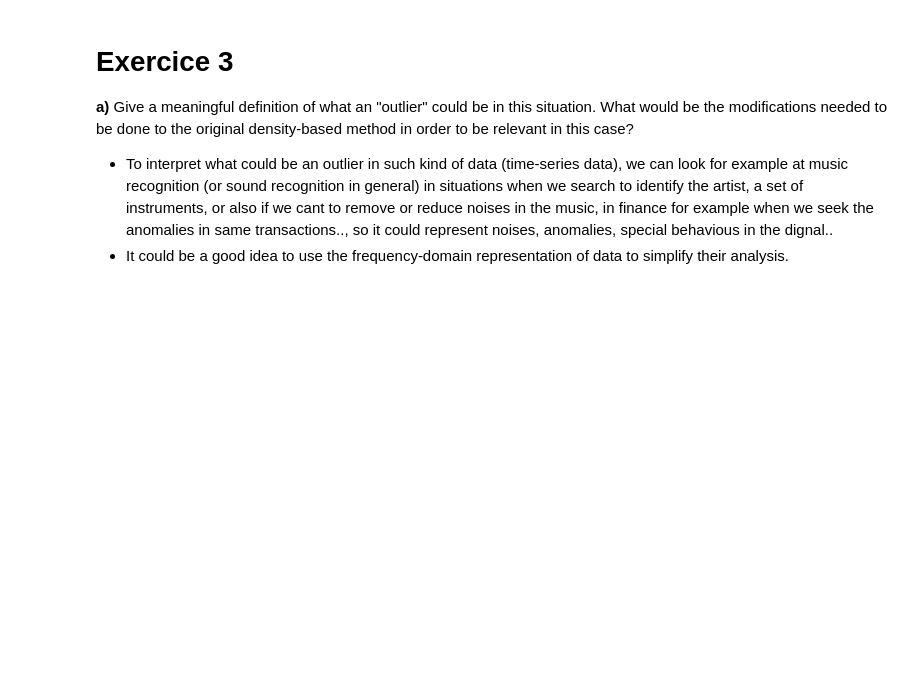
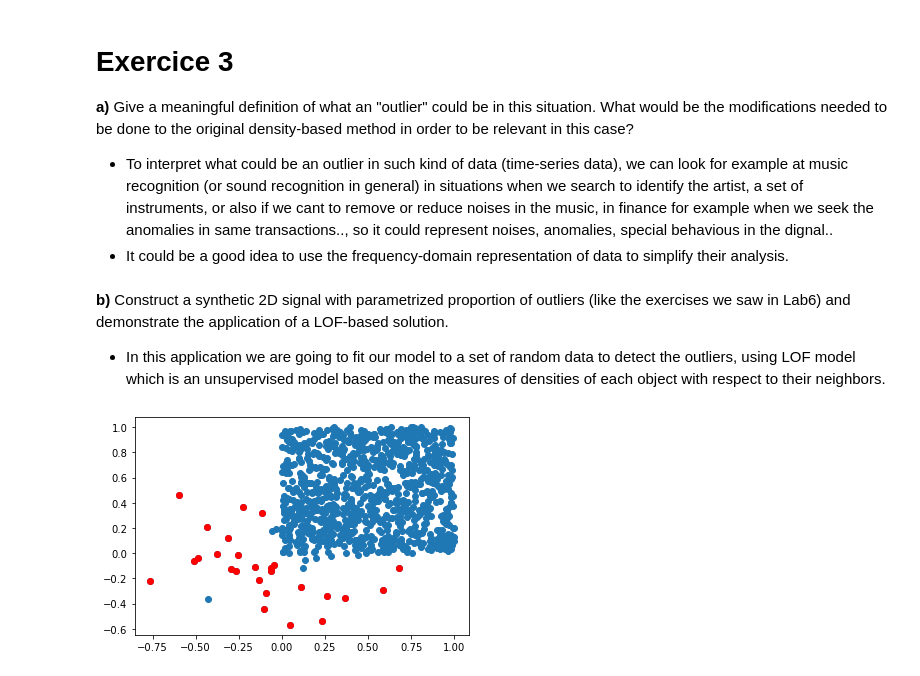
Before and after one commit to lougani-faouzi/DA, a Jupyter notebook: Assignments2.ipynb, the cells around one changed output. Saved outputs shown, nothing was run; the diff lists cells and outputs as text; code cells hidden in the pictures; blank space fills up the shorter version.

```diff
--- a/Assignments2.ipynb
+++ b/Assignments2.ipynb
@@ -160,3 +160,49 @@ To conclude, if we have a small data set we prefer LOOCV to cross-validate our m
 **a)** Give a meaningful definition of what an "outlier" could be in this situation. What would be the modifications needed to be done to the original density-based method in order to be relevant in this case?
    * To interpret what could be an outlier in such kind of data (time-series data), we can look for example at music recognition (or sound recognition in general) in situations when we search to identify the artist, a set of instruments, or also if we cant to remove or reduce noises in the music, in finance for example when we seek the anomalies in same transactions.., so it could represent noises, anomalies, special behavious in the dignal..
    * It could be a good idea to use the frequency-domain representation of data to simplify their analysis.
+# %% [markdown]
+**b)** Construct a synthetic 2D signal with parametrized proportion of outliers (like the exercises we saw in Lab6) and demonstrate the application of a LOF-based solution.
+* In this application we are going to fit our model to a set of random data to detect the outliers, using LOF model which is an unsupervised model based on the measures of densities of each object with respect to their neighbors.
+# %%
+import numpy as np
+from matplotlib import pyplot as plt
+import seaborn as sns# outlier/anomaly detection
+from sklearn.neighbors import LocalOutlierFactor
+from numpy import quantile, where, random
+
+N_samples = 1000
+N_outliers = 50
+
+data = np.random.random((N_samples,2))
+#print(data)
+
+X, y = data[:, :-1], data[:, -1]
+
+#print(X.type)
+
+# Add outlier data
+np.random.seed(0)
+X[:N_outliers] = 0.3 * np.random.normal(size=(N_outliers, 1))
+y[:N_outliers] = -0.3 * np.random.normal(size=N_outliers)
+
+
+#plt.scatter(X, y, color='yellowgreen', marker='.', label='Inliers')
+
+# model specification
+model = LocalOutlierFactor(n_neighbors = 20, metric='manhattan')
+
+# model fitting
+y_pred = model.fit_predict(data)
+
+index = np.where(y_pred == -1)
+values = data[index]
+
+#model.negative_outlier_factor_
+
+plt.scatter(X, y)
+#plt.scatter(X[:N_outliers], y[:N_outliers], color='yellow', marker='.', label='Inliers')
+
+plt.scatter(values[:,0],values[:,1], color='r')  # Outliers
+plt.show()
+# %% [output]
+[figure, added]
```
Also changed, not shown: parts of 1 cell of this notebook.
